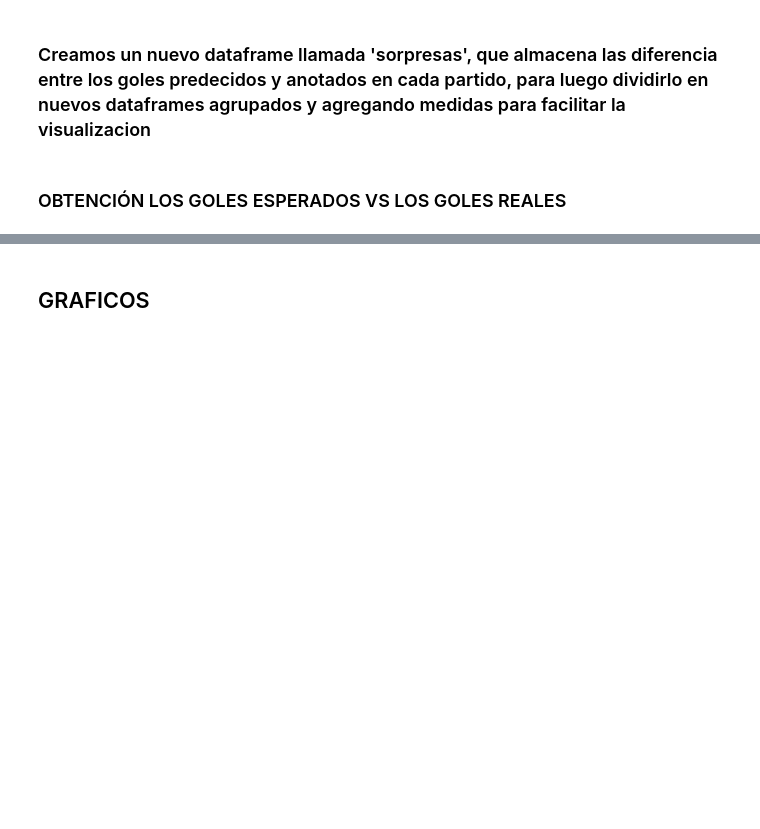
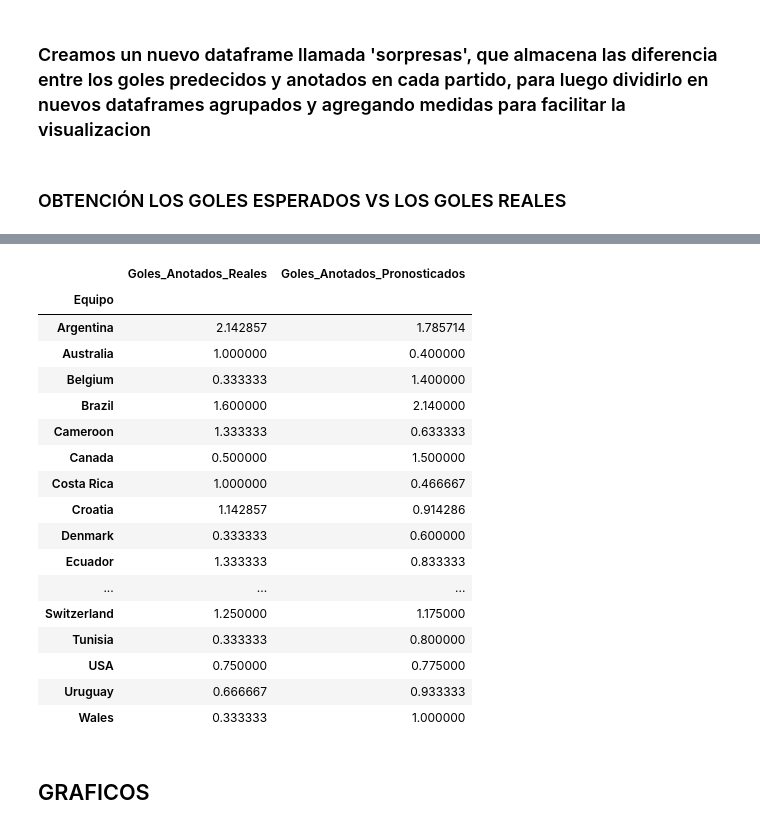
Before and after one commit to valenrosito/TP-Fundamentos_Ciencia_de_Datos, a Jupyter notebook: src/TP.ipynb, the cells around one changed output, grey strips where cells are left out. Saved outputs shown, nothing was run; the diff lists cells and outputs as text; code cells hidden in the pictures; blank space fills up the shorter version.

```diff
--- a/src/TP.ipynb
+++ b/src/TP.ipynb
@@ -390,3 +396,24 @@ equipo_sorpresa
+# %%
+equipos.groupby('Equipo').agg({"Goles_Anotados_Reales": "mean", "Goles_Anotados_Pronosticados": "mean"})
+# %% [output]
+|  | Goles_Anotados_Reales | Goles_Anotados_Pronosticados |
+| Equipo |  |  |
+| Argentina | 2.142857 | 1.785714 |
+| Australia | 1.000000 | 0.400000 |
+| Belgium | 0.333333 | 1.400000 |
+| Brazil | 1.600000 | 2.140000 |
+| Cameroon | 1.333333 | 0.633333 |
+| Canada | 0.500000 | 1.500000 |
+| Costa Rica | 1.000000 | 0.466667 |
+| Croatia | 1.142857 | 0.914286 |
+| Denmark | 0.333333 | 0.600000 |
+| Ecuador | 1.333333 | 0.833333 |
+| ... | ... | ... |
+| Switzerland | 1.250000 | 1.175000 |
+| Tunisia | 0.333333 | 0.800000 |
+| USA | 0.750000 | 0.775000 |
+| Uruguay | 0.666667 | 0.933333 |
+| Wales | 0.333333 | 1.000000 |
 # %% [markdown]
 ## GRAFICOS
 # %% [markdown]
```
Also changed, not shown: parts of 11 cells of this notebook.
